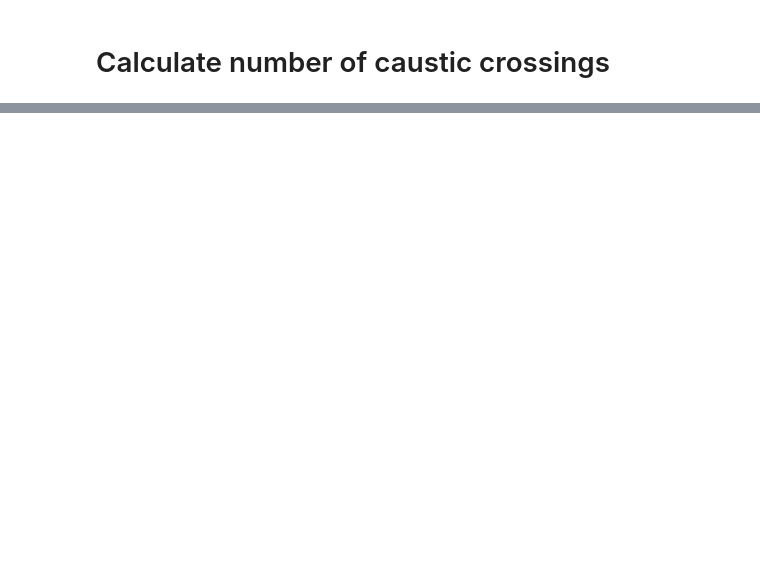
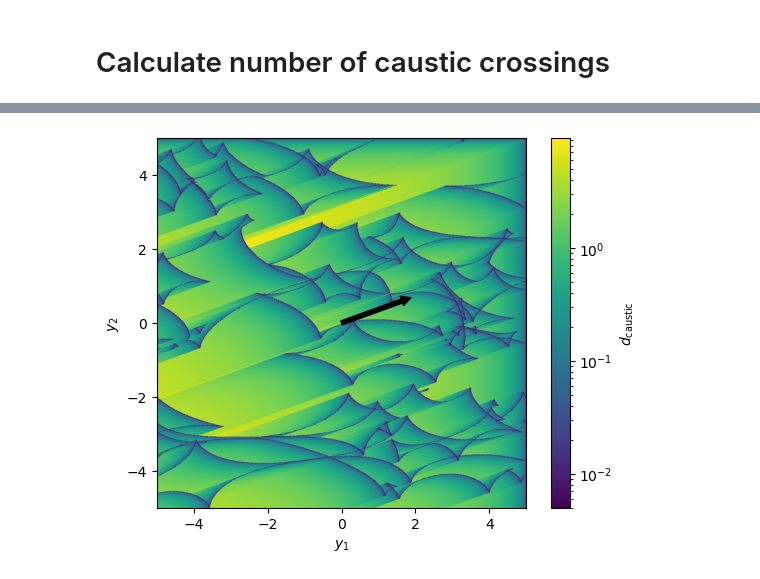
Before and after one commit to zheshishuoshuo/microlensing, a Jupyter notebook: examples/ncc_example.ipynb, the cells around one changed output, grey strips where cells are left out. Drawn from its saved outputs; the diff is of its cells as text; code cells hidden in the pictures; blank space fills up the shorter version.

```diff
--- a/examples/ncc_example.ipynb
+++ b/examples/ncc_example.ipynb
@@ -109,0 +138,23 @@ plt.show()
+# %%
+fig, ax = plt.subplots()
+
+img = ax.imshow(d_caustic,
+                extent=[-ncc.half_length_y1, ncc.half_length_y1,
+                        -ncc.half_length_y2, ncc.half_length_y2],
+                cmap='viridis', norm='log')
+
+ax.annotate("", xytext=(0, 0),
+            xy=2 * np.array([np.cos(np.radians(angle)), np.sin(np.radians(angle))]),
+            arrowprops={'width': 3, 'color': 'black', 'headlength': 7, 'headwidth': 7})
+
+ax.set_xlim([-ncc.half_length_y1, ncc.half_length_y1])
+ax.set_ylim([-ncc.half_length_y2, ncc.half_length_y2])
+ax.set_aspect(ncc.half_length_y2 / ncc.half_length_y1)
+ax.set_xlabel('$y_1$')
+ax.set_ylabel('$y_2$')
+
+fig.colorbar(img, label='$d_{\\text{caustic}}$')
+
+plt.show()
+# %% [output]
+[figure, added]
```
Also changed, not shown: parts of 10 cells of this notebook, 3 other files.
